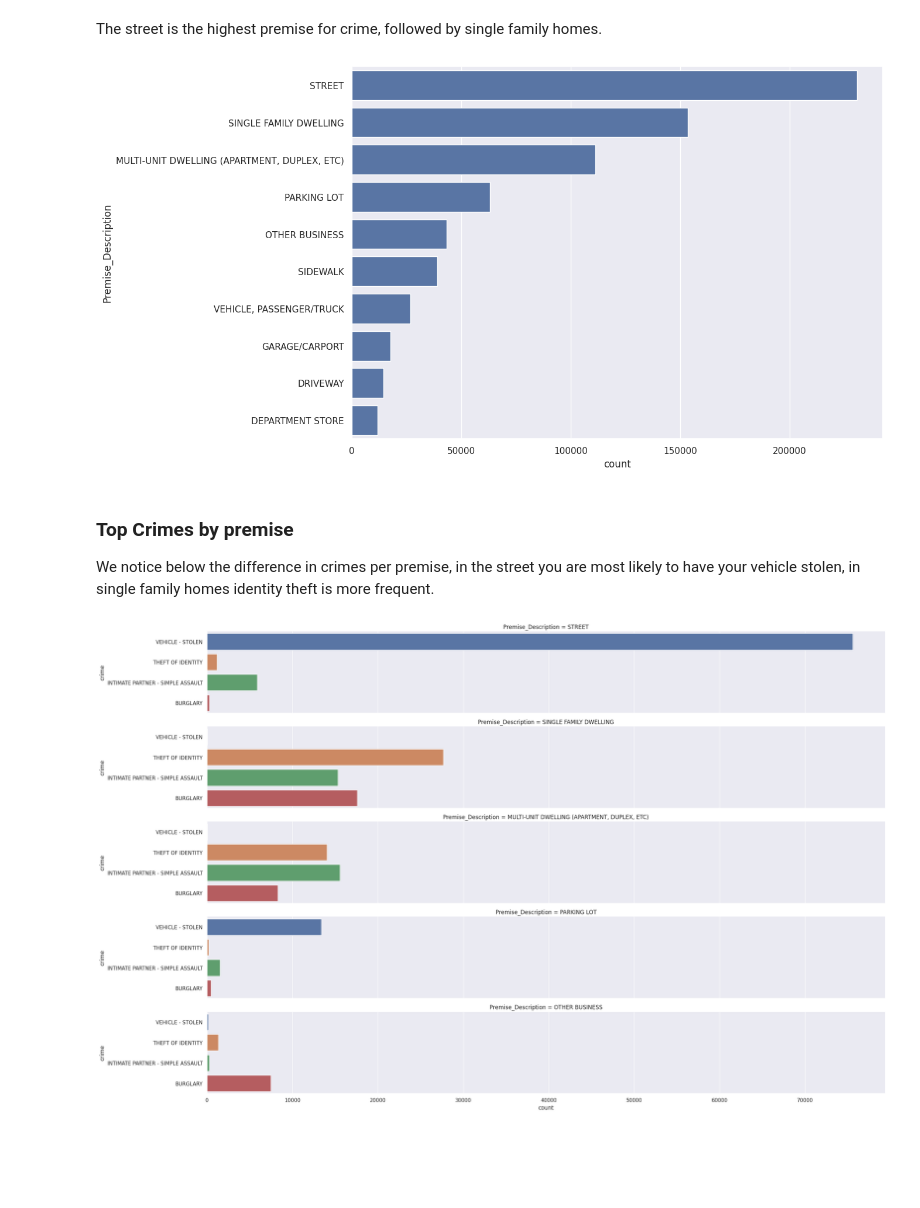
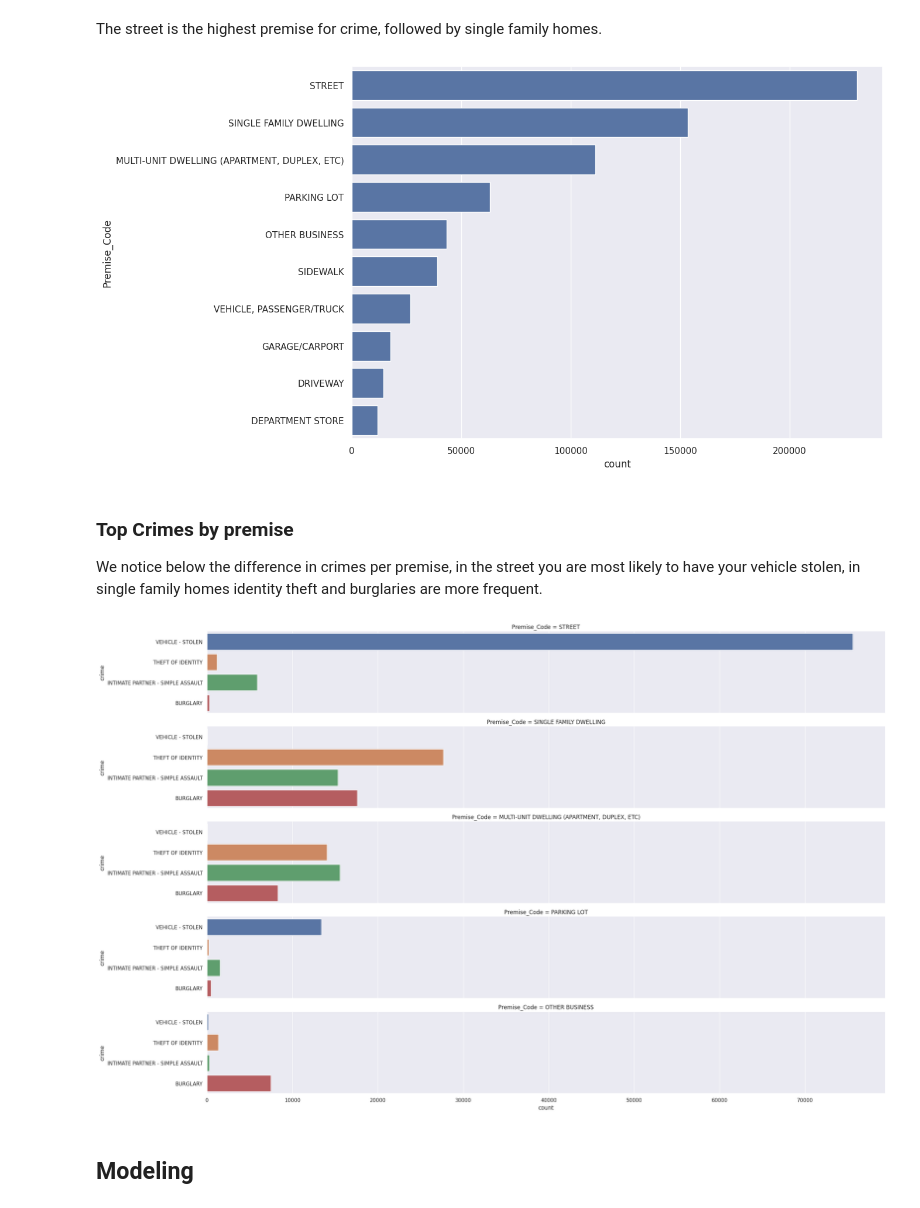
Before and after one commit to AyoubLaar/Data-Mining-Project, a Jupyter notebook: notebook.ipynb, the cells around one changed output. Cells and saved outputs as stored; diff of their text form; code cells hidden in the pictures; blank space fills up the shorter version.

```diff
--- a/notebook.ipynb
+++ b/notebook.ipynb
@@ -329,7 +352,7 @@ pprint(equal_values)
 # %%
 data.drop("Crime_Code",inplace=True, axis=1)
 columns = ["Primary_Crime_Code", "Secondary_Crime_Code_1", "Secondary_Crime_Code_2", "Secondary_Crime_Code_3" ]
-data[columns] = data[columns].astype("float").astype("string")
+data[columns] = data[columns].astype("float")
 data[columns].info()
 # %% [output]
 <class 'pandas.core.frame.DataFrame'>
@@ -558,7 +623,7 @@ data.loc[data["Victim_Age"] < 0]
 | 240706252 | 2024-02-23 | 2023-02-22 | 1630 | 7 | 738 | 1 | ... |
 96 rows × 30 columns
 # %%
-data["Victime_Age"] = data["Victime_Age"].apply(lambda x : x if x > 0 else 0)
+data["Victim_Age"] = data["Victim_Age"].apply(lambda x : x if x > 0 else 0)
 # %%
 data["Victim_Age"].describe()
 # %% [output]
@@ -686,9 +751,9 @@ result
 | 241204298 | 975.0 | NaN |
 315 rows × 2 columns
 # %%
-premise_code_to_description = dict(zip(result["Premise_Code"],resulte["Premise_Description"]))
+premise_code_to_description = dict(zip(result["Premise_Code"],result["Premise_Description"]))
+data.dropna(subset=["Premise_Description"],inplace=True)
 data.drop("Premise_Description",axis=1,inplace=True)
-data.dropna(subset=["Premise_Description"],inplace=True)
 # %% [markdown]
 <h3>Weapon Code & Weapon description</h3>
 <p>this dataset provides two columns to understand the weapon used by the suspect</p>
@@ -1045,20 +1168,20 @@ pass
 # %% [markdown]
 <p>The street is the highest premise for crime, followed by single family homes.</p>
 # %%
-df = data["Premise_Description"].value_counts().sort_values(ascending=False)
+df = data["Premise_Code"].map(premise_code_to_description).value_counts().sort_values(ascending=False)
 plot = sns.barplot(df.head(10),orient="h")
 pass
 # %% [output]
-[figure, old version]
+[figure, new version]
 # %% [markdown]
 <h3>Top Crimes by premise</h3>
-<p>We notice below the difference in crimes per premise, in the street you are most likely to have your vehicle stolen, in single family homes identity theft is more frequent.</p>
+<p>We notice below the difference in crimes per premise, in the street you are most likely to have your vehicle stolen, in single family homes identity theft and burglaries are more frequent.</p>
 # %%
 premises = 5
 top_crimes_per_premise = 1
 premise_to_crime = {}
-df  = data[["Primary_Crime_Code","Premise_Description"]].value_counts().sort_values(ascending=False)
-top_premises = data["Premise_Description"].value_counts()
+df  = data[["Primary_Crime_Code","Premise_Code"]].value_counts().sort_values(ascending=False)
+top_premises = data["Premise_Code"].value_counts(ascending=False)
 top_premises = top_premises.head(premises).index.tolist()
 for crime in top_premises:
     premise_to_crime[crime] = []
@@ -1070,9 +1193,12 @@ for y in premise_to_crime.values():
     indexes.extend([(crime,x) for x in premise_to_crime.keys() for crime in y[:top_crimes_per_premise]])
 df = df.loc[indexes].reset_index()
 df["Primary_Crime_Code"] = df["Primary_Crime_Code"].map(primary_crime_to_description)
-sea = sns.FacetGrid(df, row = "Premise_Description",aspect=8,hue="Primary_Crime_Code")
+df["Premise_Code"] = df["Premise_Code"].map(premise_code_to_description)
+sea = sns.FacetGrid(df, row = "Premise_Code",aspect=8,hue="Primary_Crime_Code")
 sea.map(sns.barplot,  "count","Primary_Crime_Code",orient="h")
 sea.set_ylabels("crime")
 pass
 # %% [output]
-[figure, old version]
+[figure, new version]
+# %% [markdown]
+<h2>Modeling</h2>
```
Also changed, not shown: parts of 39 cells of this notebook, 1 other file.
